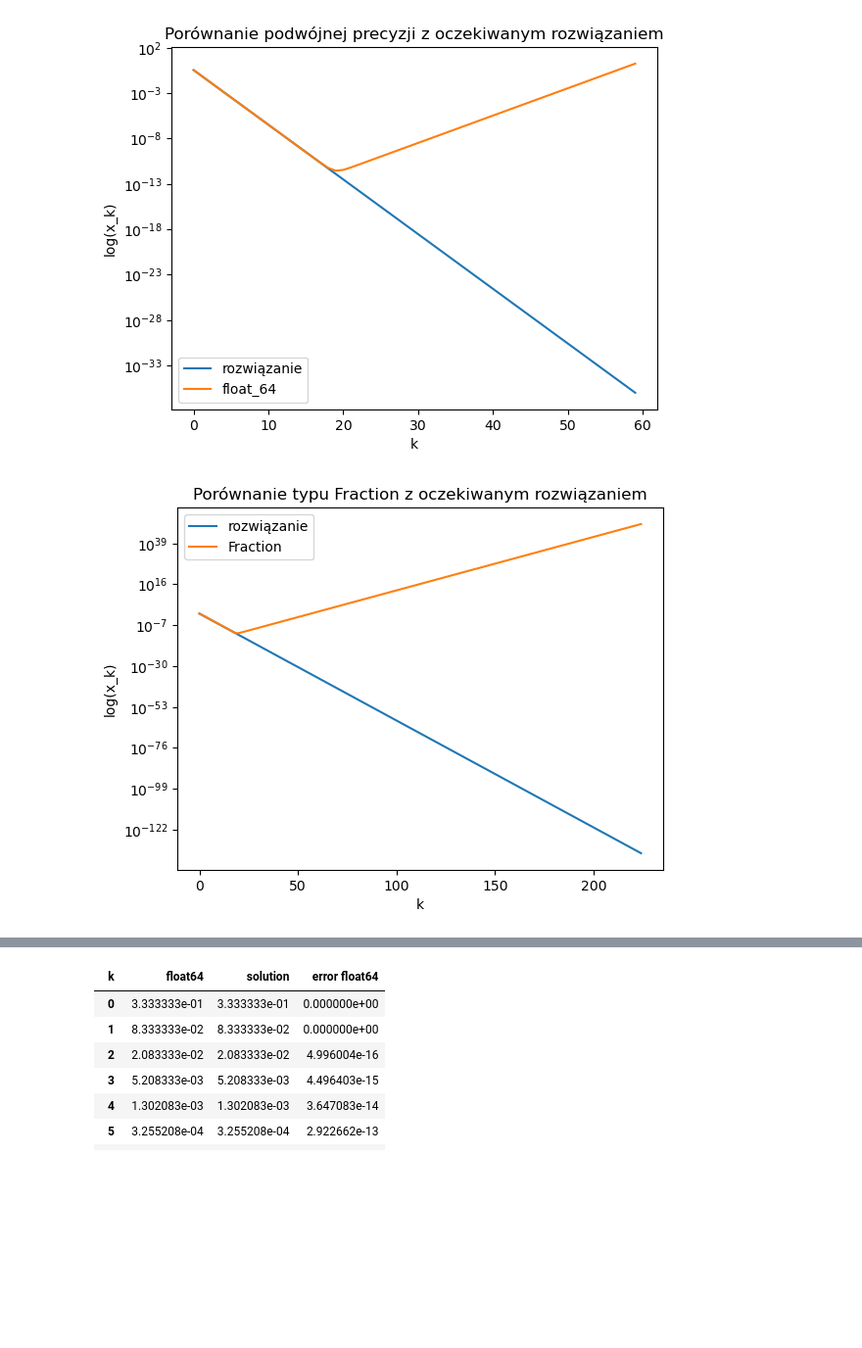
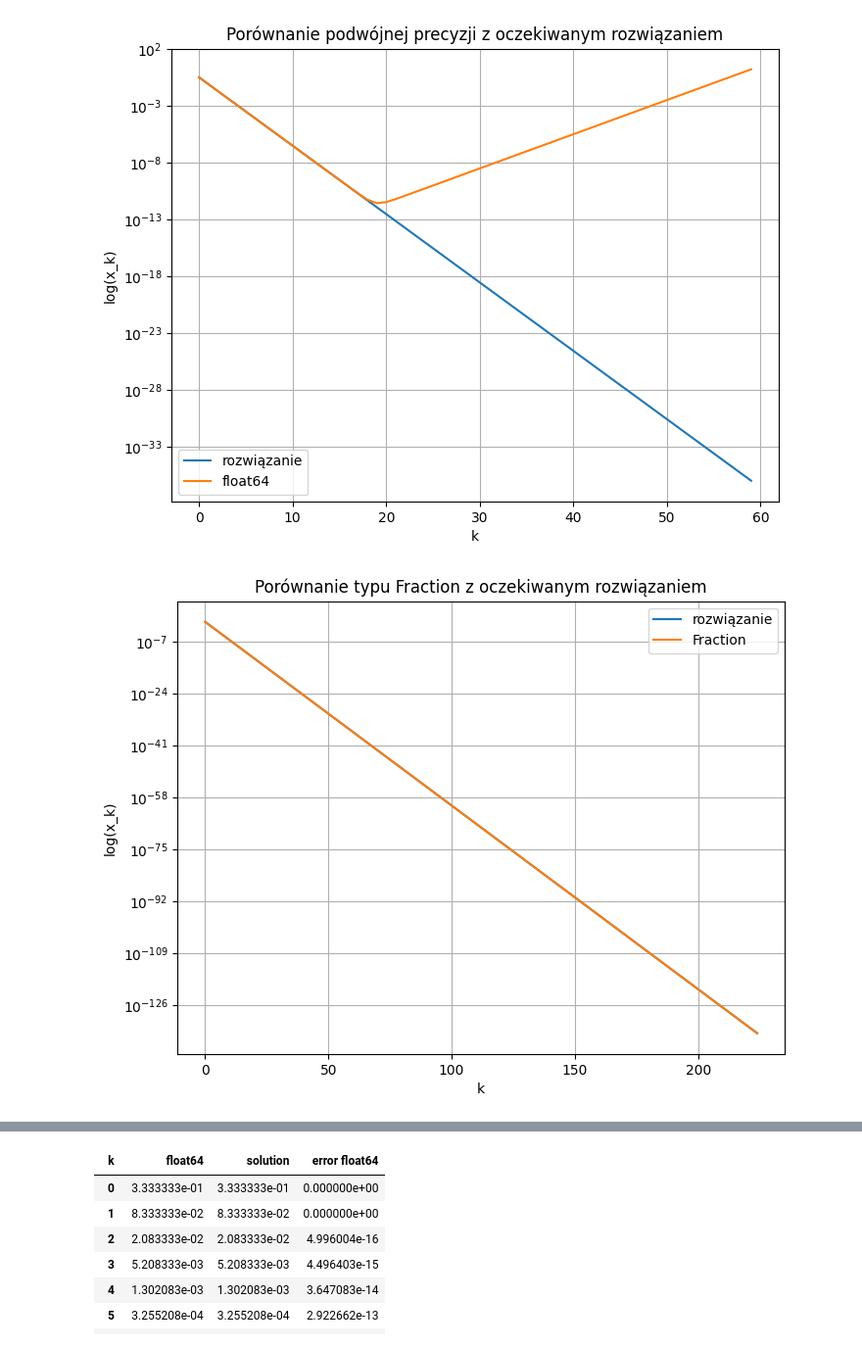
Before and after one commit to domino644/mownit, a Jupyter notebook: lab1/zad2.ipynb, the cells around one changed output, grey strips where cells are left out. Shown: that part at 98% size. Saved outputs shown, nothing was run; the diff lists cells and outputs as text; code cells hidden in the pictures; blank space fills up the shorter version.

Commit message:
fixes fractions

```diff
--- a/lab1/zad2.ipynb
+++ b/lab1/zad2.ipynb
@@ -16,12 +16,22 @@ def x_n(n: int, x0, x1, type):
         x[i] = 2.25*x[i-1] - 0.5*x[i-2]
 
     return x
+# %%
+def x_n_fraction(n: int, x0, x1):
+    x = [frac.Fraction(0,1) for _ in range(n)]
+    x[0] = x0
+    x[1] = x1
+
+    for i in range(2,n):
+        x[i] = frac.Fraction(9,4) * x[i-1] - frac.Fraction(1,2) * x[i-2]
+
+    return x
 # %%
 ys_float_32 = x_n(225,1/3,1/12,np.float32)
 # %%
 ys_float_64 = x_n(60,1/3,1/12,np.float64)
 # %%
-ys_fraction = x_n(225,frac.Fraction(1,3),frac.Fraction(1,12),frac.Fraction)
+ys_fraction = x_n_fraction(225,frac.Fraction(1,3), frac.Fraction(1,12))
 # %%
 ys_cmp225 = np.array([cmp_fun(i) for i in range(225)])
 ys_cmp60 = np.array([cmp_fun(i) for i in range(60)])
@@ -41,24 +51,28 @@ plt.show()
 # %%
 xs = np.arange(0,60)
+plt.figure(figsize=(8,6))
+plt.grid(visible=True)
 plt.semilogy(xs,ys_cmp60, label="rozwiązanie")
-plt.semilogy(xs,ys_float_64, label="float_64")
+plt.semilogy(xs,ys_float_64, label="float64")
 plt.title("Porównanie podwójnej precyzji z oczekiwanym rozwiązaniem")
 plt.xlabel("k")
 plt.ylabel("log(x_k)")
 plt.legend()
 plt.show()
 # %% [output]
-[figure, old version]
+[figure, new version]
 # %%
 xs = np.arange(0,225)
+plt.figure(figsize=(8,6))
+plt.grid(visible=True)
 plt.semilogy(xs,ys_cmp225, label="rozwiązanie")
 plt.semilogy(xs,ys_fraction, label="Fraction")
 plt.title("Porównanie typu Fraction z oczekiwanym rozwiązaniem")
 plt.xlabel("k")
 plt.ylabel("log(x_k)")
 plt.legend()
 plt.show()
 # %% [output]
-[figure, old version]
+[figure, new version]
 # %%
 xs = np.arange(0,225)
```
Also changed, not shown: parts of 6 cells of this notebook.
